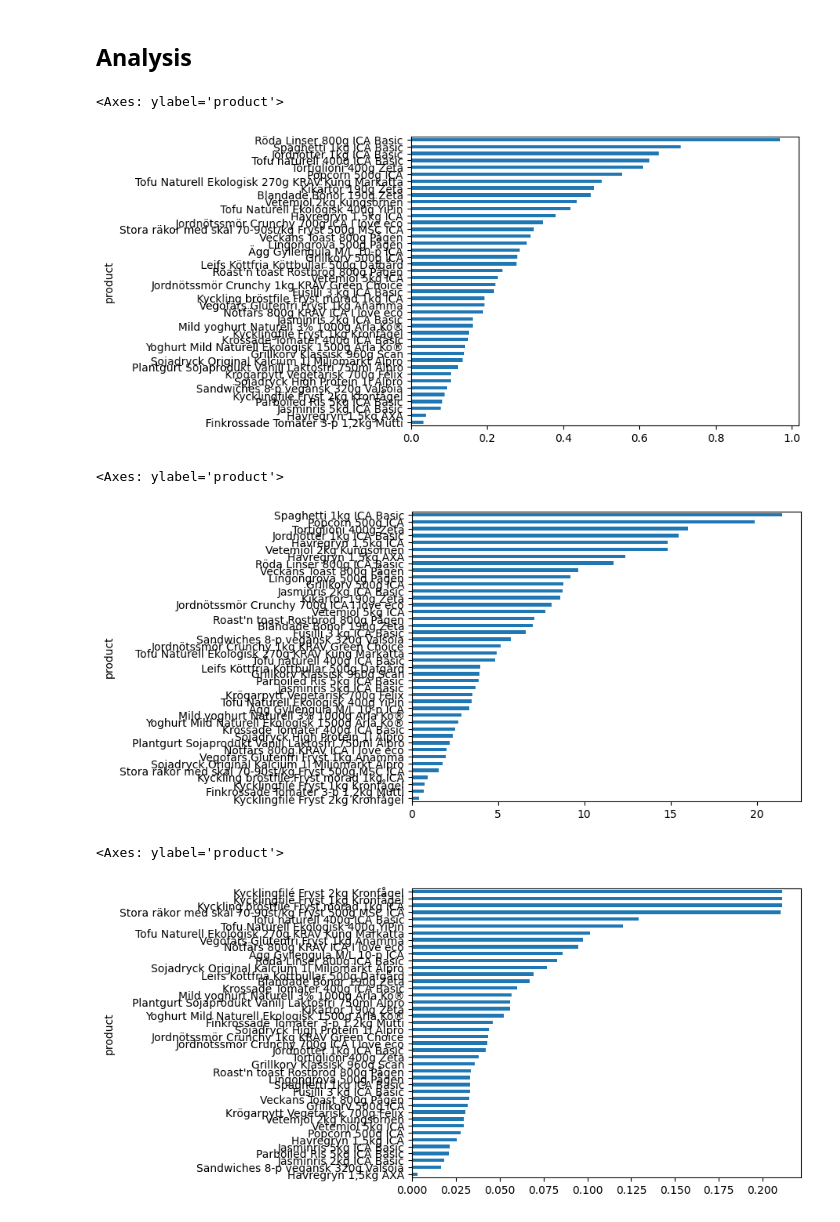
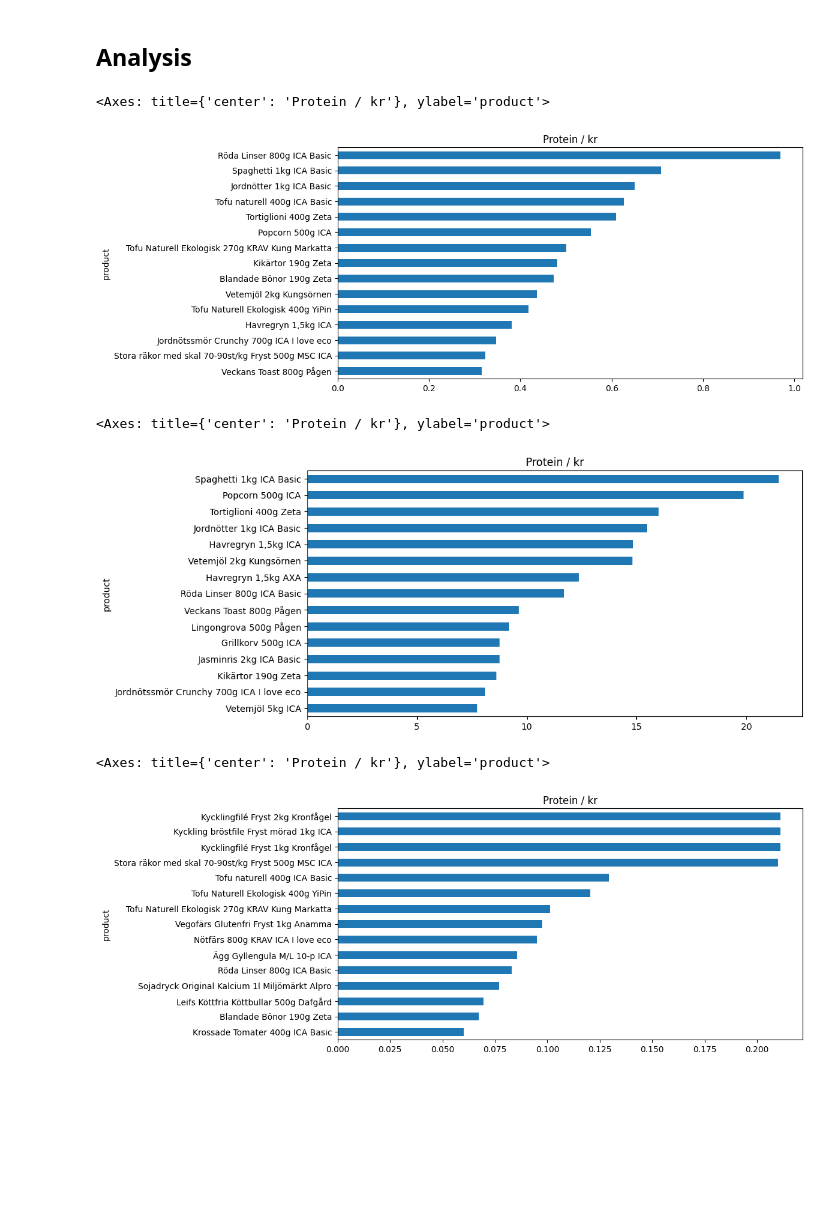
Before and after one commit to KasperLindm/BudgetSuperfood, a Jupyter notebook: FoodWebscraper.ipynb, the cells around one changed output. Drawn from its saved outputs; the diff is of its cells as text; code cells hidden in the pictures; blank space fills up the shorter version.

Commit message:
Added image

```diff
--- a/FoodWebscraper.ipynb
+++ b/FoodWebscraper.ipynb
@@ -151,20 +152,19 @@ super_foods = super_foods.dropna()
 ## Analysis
 # %%
 fig, ax = plt.subplots(figsize=(10, 5))
-top_earning_songs.nlargest(15).sort_values().plot(
-    kind = 'barh',
-    title = 'Earnings per song (USD)')
-super_foods.prot_per_krnlargest(15).sort_values(ascending=True).plot(kind="barh")
+super_foods.prot_per_kr.nlargest(15).sort_values(ascending=True).plot(kind="barh", title="Protein / kr")
 # %% [output]
-<Axes: ylabel='product'>
+<Axes: title={'center': 'Protein / kr'}, ylabel='product'>
-[figure, old version]
+[figure, new version]
 # %%
-super_foods.kcal_per_kr.sort_values(ascending=True).plot(kind="barh")
+fig, ax = plt.subplots(figsize=(10, 5))
+super_foods.kcal_per_kr.nlargest(15).sort_values(ascending=True).plot(kind="barh", title="Protein / kr")
 # %% [output]
-<Axes: ylabel='product'>
+<Axes: title={'center': 'Protein / kr'}, ylabel='product'>
-[figure, old version]
+[figure, new version]
 # %%
-super_foods.prot_per_kcal.sort_values(ascending=True).plot(kind="barh")
+fig, ax = plt.subplots(figsize=(10, 5))
+super_foods.prot_per_kcal.nlargest(15).sort_values(ascending=True).plot(kind="barh", title="Protein / kr")
 # %% [output]
-<Axes: ylabel='product'>
+<Axes: title={'center': 'Protein / kr'}, ylabel='product'>
-[figure, old version]
+[figure, new version]
```
Also changed, not shown: parts of 1 cell of this notebook, 1 other file.
